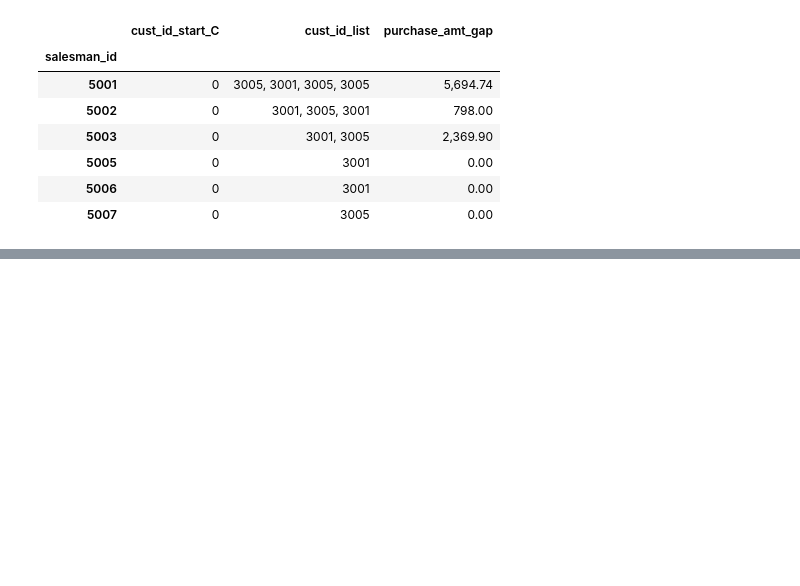
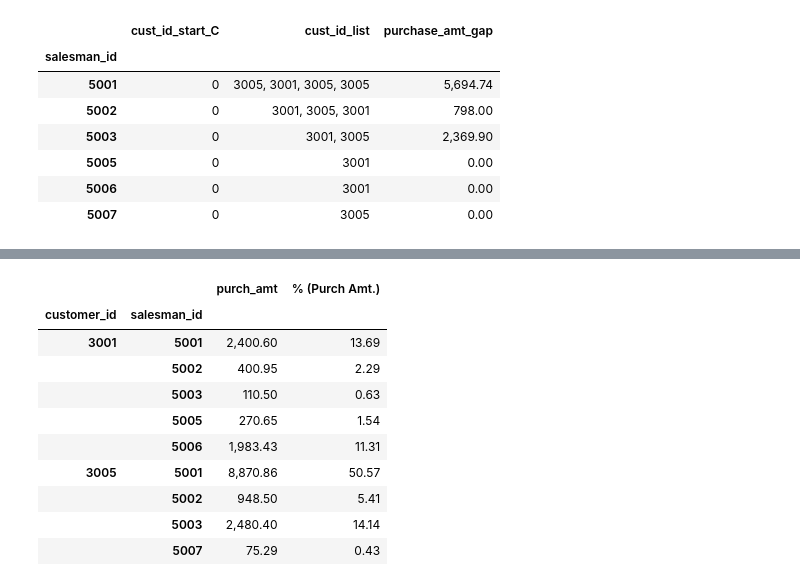
Before and after one commit to aziart/pandas-exercises, a Jupyter notebook: 12 - w3exercises/01 - Grouping and Aggregating 1/01 - Grouping and Aggregationg.ipynb, the cells around one changed output, grey strips where cells are left out. Cells and saved outputs as stored; diff of their text form; code cells hidden in the pictures; blank space fills up the shorter version.

```diff
--- a/12 - w3exercises/01 - Grouping and Aggregating 1/01 - Grouping and Aggregationg.ipynb
+++ b/12 - w3exercises/01 - Grouping and Aggregating 1/01 - Grouping and Aggregationg.ipynb
@@ -1035,0 +1042,9 @@ result
+# %%
+df = pd.DataFrame({
+'ord_no':[70001,70009,70002,70004,70007,70005,70008,70010,70003,70012,70011,70013],
+'purch_amt':[150.5,270.65,65.26,110.5,948.5,2400.6,5760,1983.43,2480.4,250.45, 75.29,3045.6],
+'ord_date': ['05-10-2012','09-10-2012','05-10-2012','08-17-2012','10-09-2012','07-27-2012','10-09-2012','10-10-2012','10-10-2012','06-17-2012','07-08-2012','04-25-2012'],
+'customer_id':[3001,3001,3005,3001,3005,3001,3005,3001,3005,3001,3005,3005],
+'salesman_id': [5002,5005,5001,5003,5002,5001,5001,5006,5003,5002,5007,5001]})
+
+df
@@ -1035,0 +1069,3 @@ result
+# %%
+gr = df.groupby(['customer_id','salesman_id']).agg({'purch_amt': 'sum'})
+gr
@@ -1035,0 +1084,15 @@ result
+# %%
+gr["% (Purch Amt.)"] = gr.apply(lambda x:  100*x / x.sum())
+gr
+# %% [output]
+|  |  | purch_amt | % (Purch Amt.) |
+| customer_id | salesman_id |  |  |
+| 3001 | 5001 | 2,400.60 | 13.69 |
+|  | 5002 | 400.95 | 2.29 |
+|  | 5003 | 110.50 | 0.63 |
+|  | 5005 | 270.65 | 1.54 |
+|  | 5006 | 1,983.43 | 11.31 |
+| 3005 | 5001 | 8,870.86 | 50.57 |
+|  | 5002 | 948.50 | 5.41 |
+|  | 5003 | 2,480.40 | 14.14 |
+|  | 5007 | 75.29 | 0.43 |
```
Also changed, not shown: parts of 12 cells of this notebook.
